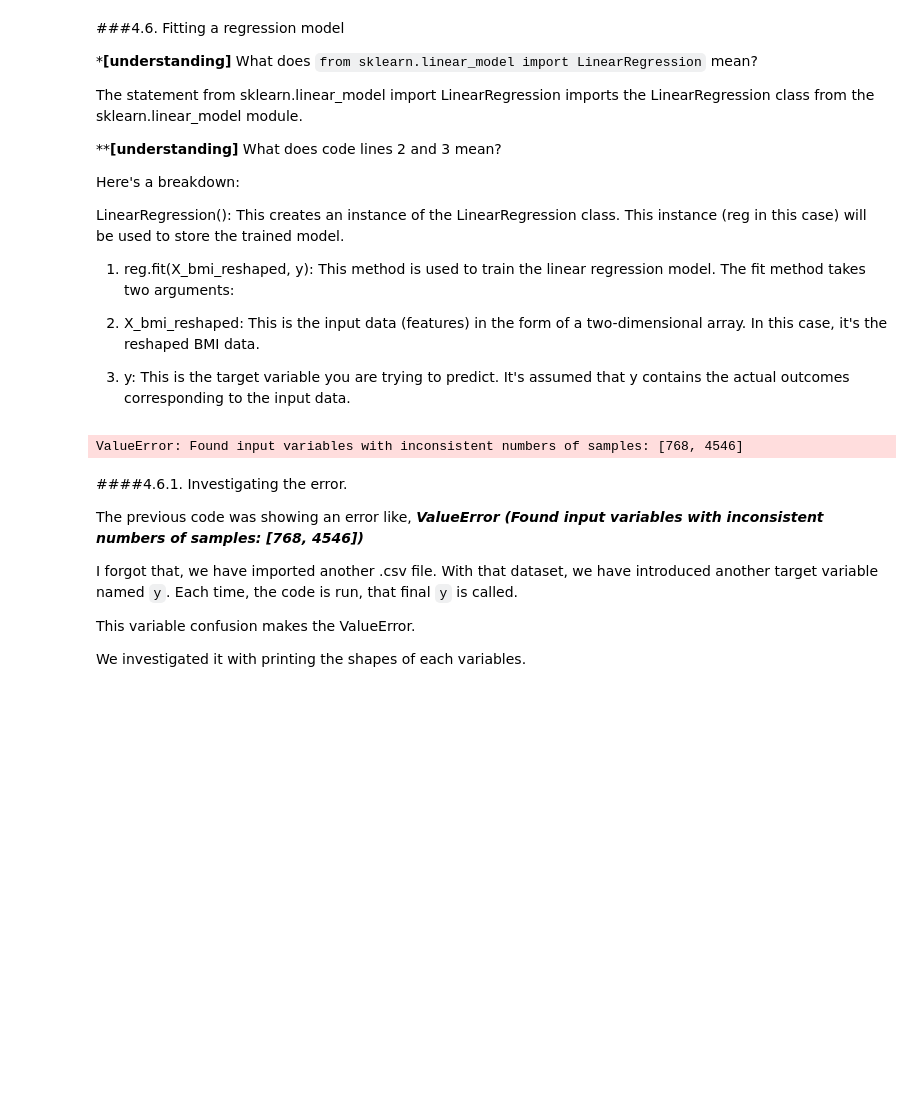
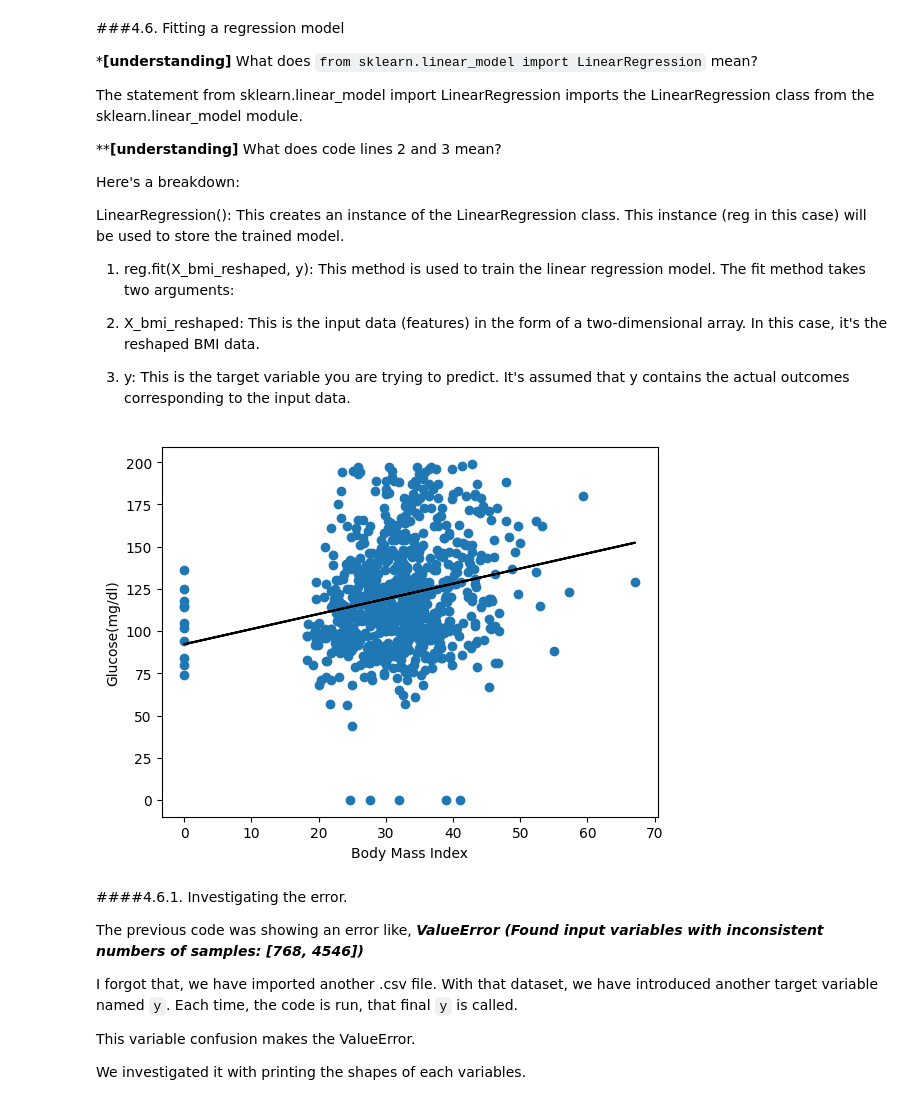
Before and after one commit to zizanayub/Machine-Leaning-Data-Scientist-with-Python, a Jupyter notebook: 01_01_Supervised_Learning_with_Scikit_Learn.ipynb, the cells around one changed output. Saved outputs shown, nothing was run; the diff lists cells and outputs as text; code cells hidden in the pictures; blank space fills up the shorter version.

```diff
--- a/01_01_Supervised_Learning_with_Scikit_Learn.ipynb
+++ b/01_01_Supervised_Learning_with_Scikit_Learn.ipynb
@@ -527,16 +527,16 @@ LinearRegression(): This creates an instance of the LinearRegression class. This
 # %%
 from sklearn.linear_model import LinearRegression
 reg = LinearRegression()
-y = y.reshape(-1,1)
-reg.fit(X_bmi_reshaped,y)
+y = y_np.reshape(-1,1)
+reg.fit(X_bmi_reshaped,y_np)
 predictions = reg.predict(X_bmi_reshaped)
 plt.plot(X_bmi_reshaped,predictions,color="black")
 plt.ylabel("Glucose(mg/dl)")
 plt.xlabel("Body Mass Index")
 plt.scatter(X_bmi_reshaped,y_np)
 plt.show()
 # %% [output]
-ValueError: Found input variables with inconsistent numbers of samples: [768, 4546]
+[figure, added]
 # %% [markdown]
 ####4.6.1. Investigating the error.
 
```
Also changed, not shown: parts of 4 cells of this notebook.
